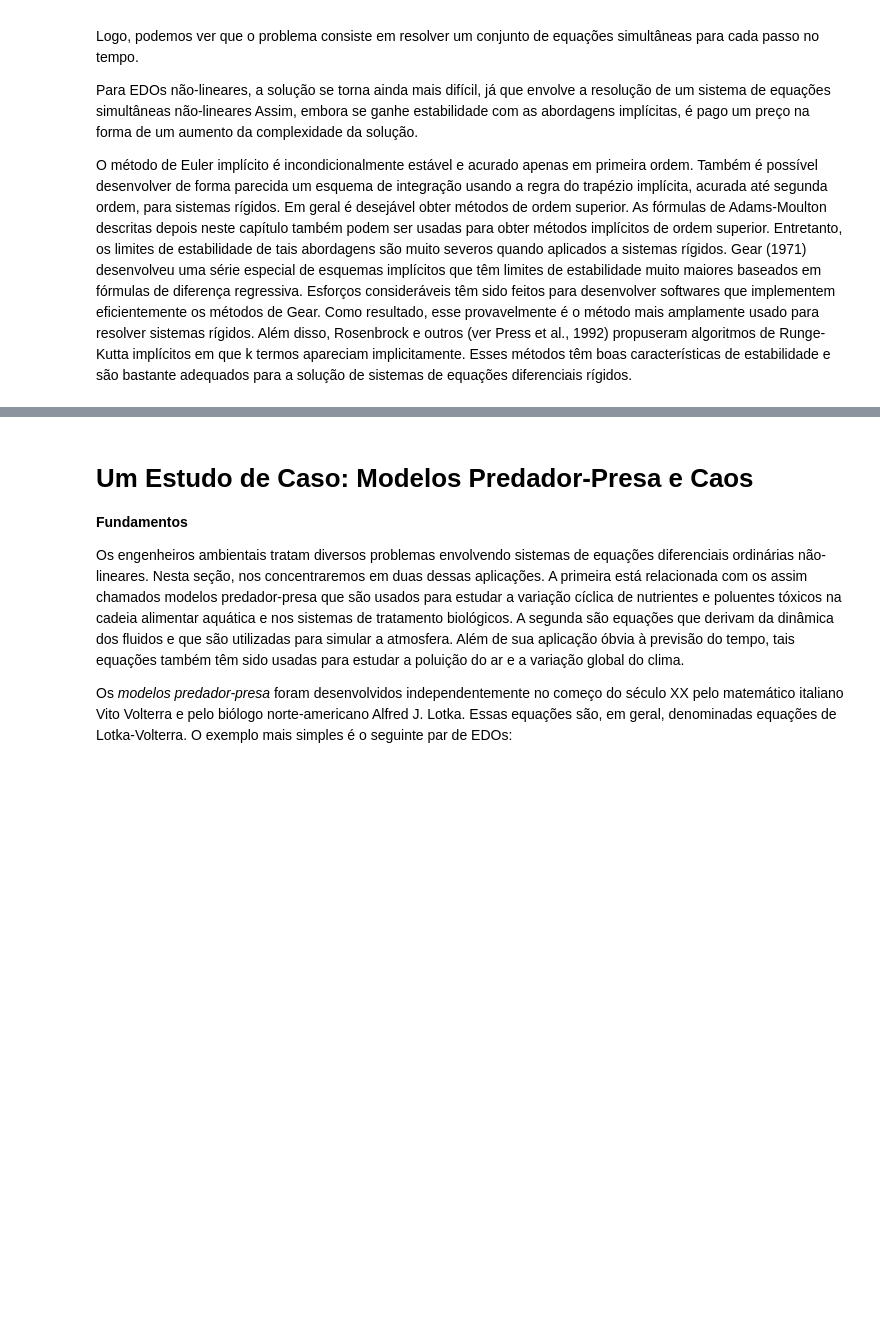
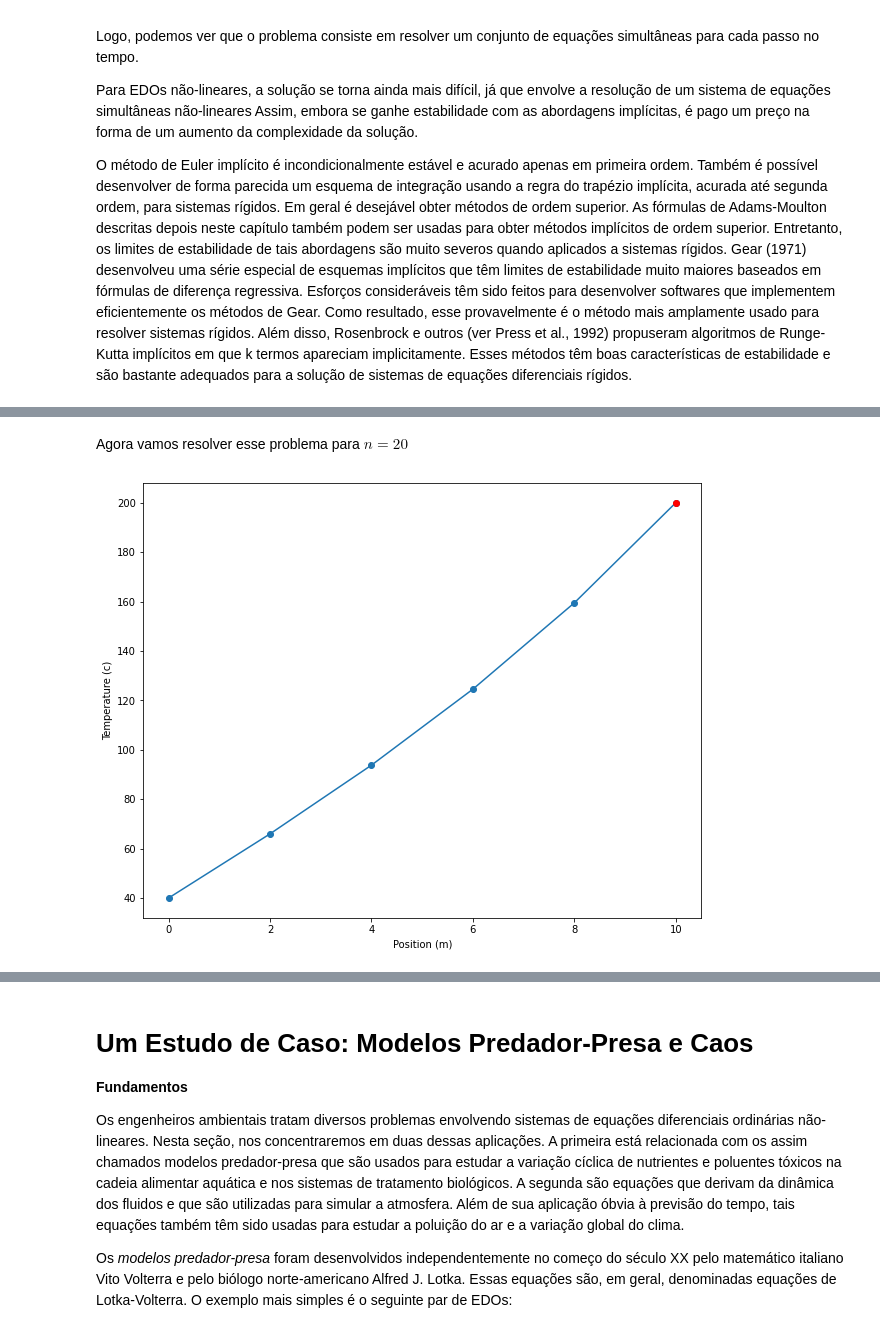
Before and after one commit to vnikoofard/numerical_methods_using_python, a Jupyter notebook: 10- EDO.ipynb, the cells around one changed output, grey strips where cells are left out. Drawn from its saved outputs; the diff is of its cells as text; code cells hidden in the pictures; blank space fills up the shorter version.

```diff
--- a/10- EDO.ipynb
+++ b/10- EDO.ipynb
@@ -1260,3 +1260,43 @@ as quais pode ser resolvida por
 
 
 $${T}^T = [65.9698, 93.7785, 124.5382, 159.4795] $$
+# %% [markdown]
+Agora vamos resolver esse problema para $n=20$
+# %%
+n = 5
+dx = (10-0) / n
+
+h = 0.01
+ta = 20
+
+# Get A
+A = np.zeros((n+1, n+1))
+A[0, 0] = 1
+A[n, n] = 1
+for i in range(1, n):
+    A[i, i-1] = -1
+    A[i, i] = 2 + h*dx**2
+    A[i, i+1] = -1
+
+#print(A)
+
+# Get b
+b = np.zeros(n+1)
+b[0] = 40
+b[1:-1] = ta*h*dx**2
+b[-1] = 200
+#print(b)
+
+# solve the linear equations
+y = np.linalg.solve(A, b)
+
+x = np.linspace(0, 10, n+1)
+
+plt.figure(figsize=(10,8))
+plt.plot(x, y, marker='o')
+plt.plot(10, 200, 'ro')
+plt.xlabel('Position (m)')
+plt.ylabel('Temperature (c)')
+plt.show()
+# %% [output]
+[figure, added]
```
Also changed, not shown: parts of 2 cells of this notebook.
